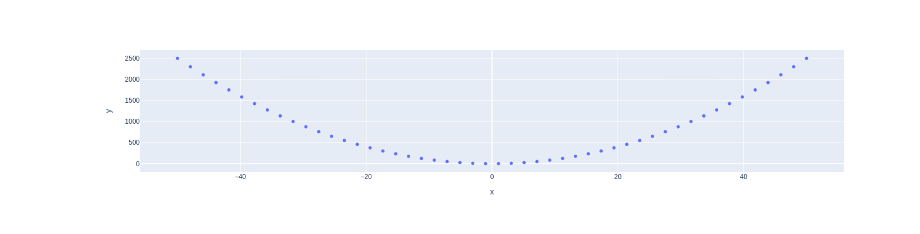
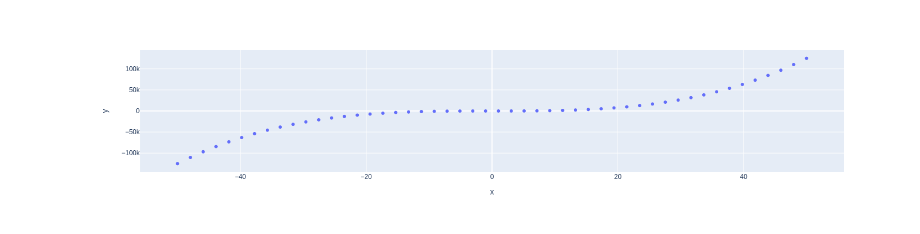
Before and after one commit to givaldolins/my-notebooks-repo, a Jupyter notebook: experiment1.ipynb, the cells around one changed output. Drawn from its saved outputs; the diff is of its cells as text; code cells hidden in the pictures.

```diff
--- a/experiment1.ipynb
+++ b/experiment1.ipynb
@@ -6,7 +6,7 @@ import plotly.express as px
 x = np.linspace(start=-50, stop=50)
 
 # y-axis data points
-y = x ** 2
+y = x ** 3
 
 # define the plot
 fig = px.scatter(x=x, y=y)
@@ -17 +16 @@ fig.show()
-[figure, old version]
+[figure, new version]
```
Also changed, not shown: parts of 1 cell of this notebook.
